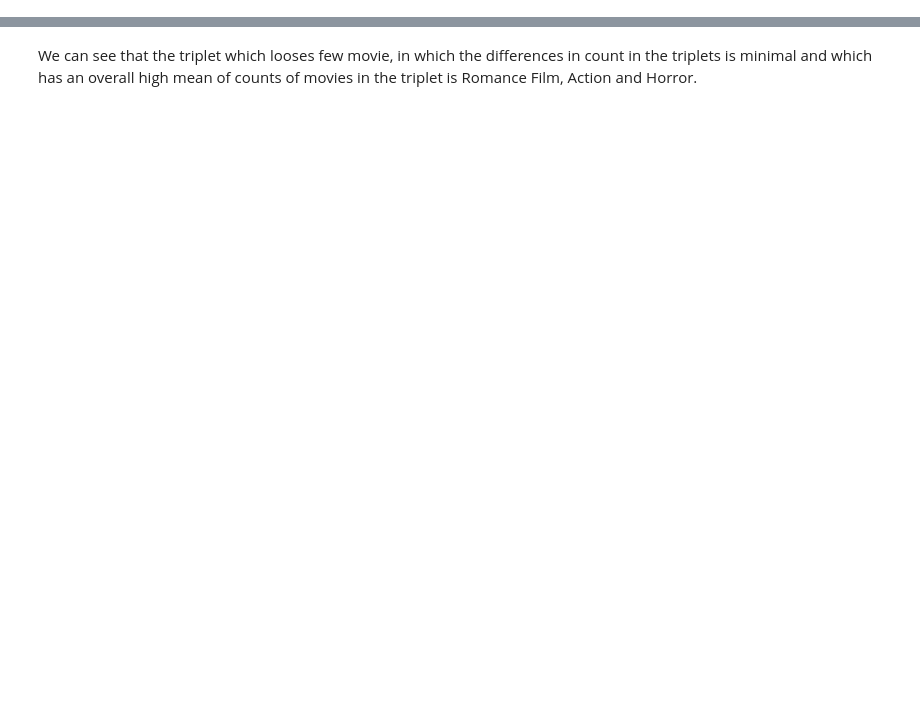
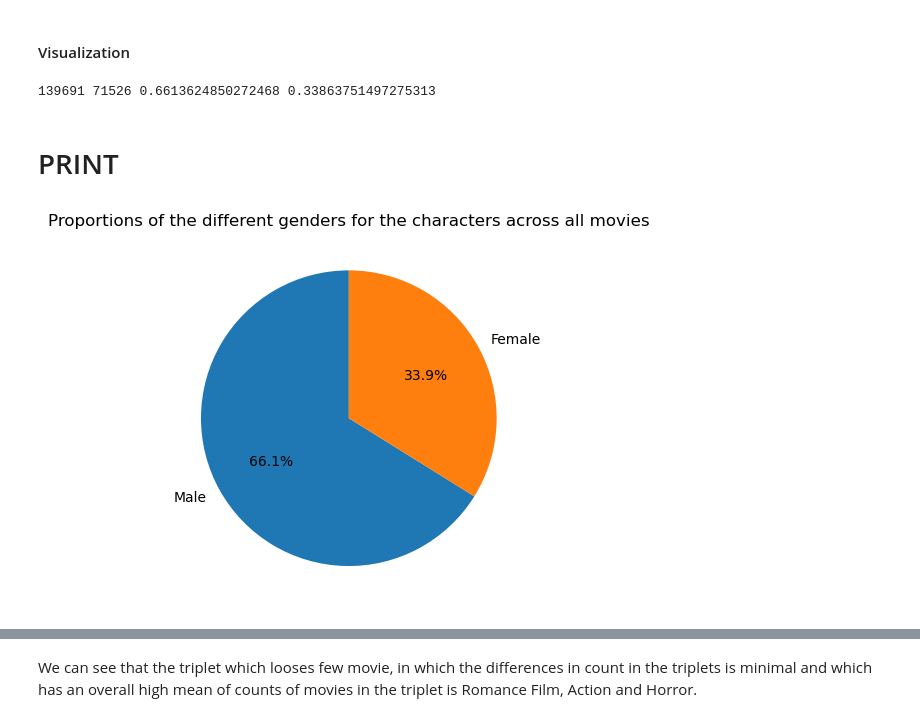
Before and after one commit to epfl-ada/ada-2022-project-nonansland22, a Jupyter notebook: Project_NoNansLand.ipynb, the cells around one changed output, grey strips where cells are left out. Saved outputs shown, nothing was run; the diff lists cells and outputs as text; code cells hidden in the pictures; blank space fills up the shorter version.

Commit message:
Merge general analysis + genre analysis + langauage analysis

```diff
--- a/Project_NoNansLand.ipynb
+++ b/Project_NoNansLand.ipynb
@@ -63,0 +19,5 @@ moviedata_filtered['genres'] = moviedata_filtered['genres'].apply(lambda y: list
+# %%
+#Create dataframes from the orignal dataset
+moviedata = pd.read_csv(DATA_FOLDER + 'movie.metadata.tsv', sep = '\t', index_col='wiki_id' , header=None, names=('wiki_id','freebase_id','movie_name','release','revenue','runtime','languages','countries','genres'))
+charadata = pd.read_csv(DATA_FOLDER + 'character.metadata.tsv', sep = '\t', header=None, names=('wiki_id','freebase_id','release','character_name','actor_dob','actor_gender','actor_height','actor_ethnicity','actor_name','actor_age','freebase_chara_map1','freebase_chara_map2','freebase_chara_map3'))
+plots =  pd.read_csv(DATA_FOLDER + 'plot_summaries.txt', sep = '\t', header=None, names=('wiki_id','plot'))
@@ -63,0 +30,9 @@ moviedata_filtered['genres'] = moviedata_filtered['genres'].apply(lambda y: list
+# %%
+#Filter the three datasets to obtain only movies which have a list of characters and a plot summary
+indexes = moviedata.index.intersection(charadata.index)
+indexes = plots.index.intersection(indexes)
+
+#Create new filtered dataset using indexes of movies common to the three datasets
+moviedata_intersect = moviedata.loc[indexes]
+charadata_intersect = charadata.loc[indexes]
+plots_intersect = plots.loc[indexes]
@@ -63,0 +208,22 @@ moviedata_filtered['genres'] = moviedata_filtered['genres'].apply(lambda y: list
+# %% [markdown]
+#### Visualization
+# %%
+#Assess women's presence accross all charaters from every movies
+M_count = charadata_filtered[charadata_filtered.actor_gender == 'M'].shape[0]
+F_count = charadata_filtered[charadata_filtered.actor_gender == 'F'].shape[0]
+defined_gender_count = charadata_filtered.shape[0]
+
+M_proportion = M_count / defined_gender_count
+F_proportion = F_count / defined_gender_count
+
+print(M_count, F_count, M_proportion, F_proportion)
+# %% [output]
+139691 71526 0.6613624850272468 0.33863751497275313
+# %% [markdown]
+# PRINT
+# %%
+plt.pie([M_proportion, F_proportion], labels = ["Male", "Female"], startangle = 90, autopct = "%0.1f%%")
+plt.title("Proportions of the different genders for the characters across all movies")
+plt.show()
+# %% [output]
+[figure, added]
```
Also changed, not shown: parts of 109 cells of this notebook.
